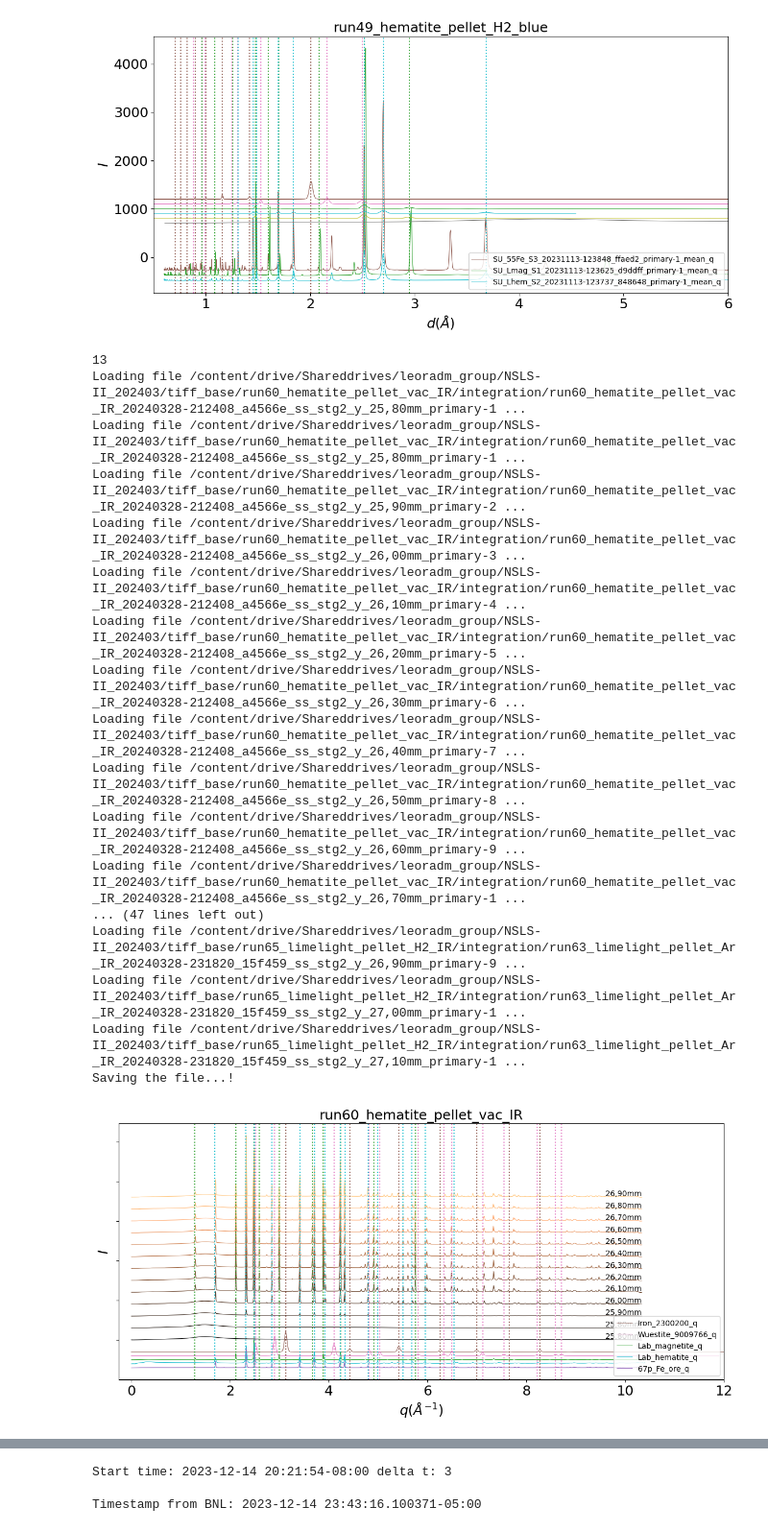
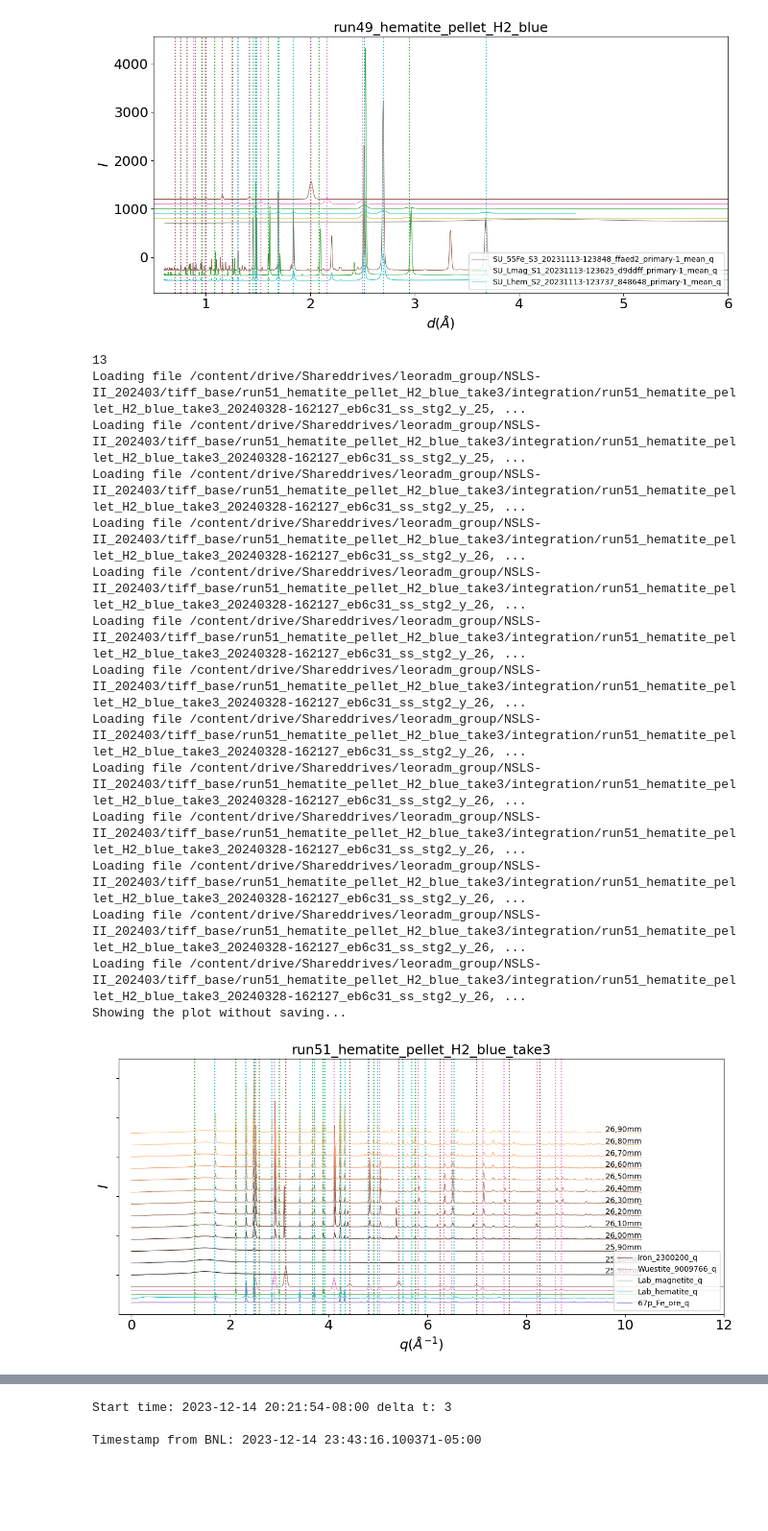
Before and after one commit to lmoghimi/personal-processing, a Jupyter notebook: xrd_analysis_Lauren.ipynb, the cells around one changed output, grey strips where cells are left out. Shown at 96% size. Drawn from its saved outputs; the diff is of its cells as text; code cells hidden in the pictures; blank space fills up the shorter version.

```diff
--- a/xrd_analysis_Lauren.ipynb
+++ b/xrd_analysis_Lauren.ipynb
@@ -291,8 +291,8 @@ plt.show()
 #create waterfall plot for depth scan series
 
 #for run in ['run49','run50','run51', 'run52', 'run53', 'run54', 'run55', 'run56', 'run57', 'run58', 'run59']:
-for run in ['run60','run61', 'run62', 'run63', 'run64', 'run65']:
-#for run in ['run51']:
+#for run in ['run60','run61', 'run62', 'run63', 'run64', 'run65']:
+for run in ['run51']:
 
     ###################### parsing the filename
     tiffdir = os.path.join(userdir, 'tiff_base')
@@ -390,47 +390,45 @@ for run in ['run60','run61', 'run62', 'run63', 'run64', 'run65']:
 ################# plot vertical lines for the reference phase peaks
 
     #define the lines you want to plot for each phase
     for i_vert_line in ref_q_fe: #plot the vertical lines
     #for i_vert_line in ref_tth_fe:
         plt.axvline(x=i_vert_line, linestyle='dotted', color=lincol_fe)
 
     for i_vert_line in ref_q_w:
         plt.axvline(x=i_vert_line, linestyle='dotted', color=lincol_w)
 
     for i_vert_line in ref_q_m:
             plt.axvline(x=i_vert_line, linestyle='dotted', color=lincol_m)
 
     for i_vert_line in ref_q_h:
             plt.axvline(x=i_vert_line, linestyle='dotted', color=lincol_h)
 
  ##########
     if response == "y":
       print("Saving the file...!")
       fname_typ = 'ds_'+ xrd_type + '_' + expname + '.png' #ds = depth scan
       save_loc = os.path.join(userdir, 'userAnalysis' + '/' + 'depthScanPlots'+ '/')
       if not os.path.isdir(save_loc):
           os.makedirs(save_loc)
       plt.savefig(save_loc + fname_typ)
     elif response == "n":
       print("Showing the plot without saving...")
       plt.show()
     else: print("Please enter yes or no.")
 # %% [output]
 13
-Loading file /content/drive/Shareddrives/leoradm_group/NSLS-II_202403/tiff_base/run60_hematite_pellet_vac_IR/integration/run60_hematite_pellet_vac_IR_20240328-212408_a4566e_ss_stg2_y_25,80mm_primary-1 ...
-Loading file /content/drive/Shareddrives/leoradm_group/NSLS-II_202403/tiff_base/run60_hematite_pellet_vac_IR/integration/run60_hematite_pellet_vac_IR_20240328-212408_a4566e_ss_stg2_y_25,80mm_primary-1 ...
-Loading file /content/drive/Shareddrives/leoradm_group/NSLS-II_202403/tiff_base/run60_hematite_pellet_vac_IR/integration/run60_hematite_pellet_vac_IR_20240328-212408_a4566e_ss_stg2_y_25,90mm_primary-2 ...
-Loading file /content/drive/Shareddrives/leoradm_group/NSLS-II_202403/tiff_base/run60_hematite_pellet_vac_IR/integration/run60_hematite_pellet_vac_IR_20240328-212408_a4566e_ss_stg2_y_26,00mm_primary-3 ...
-Loading file /content/drive/Shareddrives/leoradm_group/NSLS-II_202403/tiff_base/run60_hematite_pellet_vac_IR/integration/run60_hematite_pellet_vac_IR_20240328-212408_a4566e_ss_stg2_y_26,10mm_primary-4 ...
-Loading file /content/drive/Shareddrives/leoradm_group/NSLS-II_202403/tiff_base/run60_hematite_pellet_vac_IR/integration/run60_hematite_pellet_vac_IR_20240328-212408_a4566e_ss_stg2_y_26,20mm_primary-5 ...
-Loading file /content/drive/Shareddrives/leoradm_group/NSLS-II_202403/tiff_base/run60_hematite_pellet_vac_IR/integration/run60_hematite_pellet_vac_IR_20240328-212408_a4566e_ss_stg2_y_26,30mm_primary-6 ...
-Loading file /content/drive/Shareddrives/leoradm_group/NSLS-II_202403/tiff_base/run60_hematite_pellet_vac_IR/integration/run60_hematite_pellet_vac_IR_20240328-212408_a4566e_ss_stg2_y_26,40mm_primary-7 ...
-Loading file /content/drive/Shareddrives/leoradm_group/NSLS-II_202403/tiff_base/run60_hematite_pellet_vac_IR/integration/run60_hematite_pellet_vac_IR_20240328-212408_a4566e_ss_stg2_y_26,50mm_primary-8 ...
-Loading file /content/drive/Shareddrives/leoradm_group/NSLS-II_202403/tiff_base/run60_hematite_pellet_vac_IR/integration/run60_hematite_pellet_vac_IR_20240328-212408_a4566e_ss_stg2_y_26,60mm_primary-9 ...
-Loading file /content/drive/Shareddrives/leoradm_group/NSLS-II_202403/tiff_base/run60_hematite_pellet_vac_IR/integration/run60_hematite_pellet_vac_IR_20240328-212408_a4566e_ss_stg2_y_26,70mm_primary-1 ...
-... (47 lines left out)
-Loading file /content/drive/Shareddrives/leoradm_group/NSLS-II_202403/tiff_base/run65_limelight_pellet_H2_IR/integration/run63_limelight_pellet_Ar_IR_20240328-231820_15f459_ss_stg2_y_26,90mm_primary-9 ...
-Loading file /content/drive/Shareddrives/leoradm_group/NSLS-II_202403/tiff_base/run65_limelight_pellet_H2_IR/integration/run63_limelight_pellet_Ar_IR_20240328-231820_15f459_ss_stg2_y_27,00mm_primary-1 ...
-Loading file /content/drive/Shareddrives/leoradm_group/NSLS-II_202403/tiff_base/run65_limelight_pellet_H2_IR/integration/run63_limelight_pellet_Ar_IR_20240328-231820_15f459_ss_stg2_y_27,10mm_primary-1 ...
-Saving the file...!
+Loading file /content/drive/Shareddrives/leoradm_group/NSLS-II_202403/tiff_base/run51_hematite_pellet_H2_blue_take3/integration/run51_hematite_pellet_H2_blue_take3_20240328-162127_eb6c31_ss_stg2_y_25, ...
+Loading file /content/drive/Shareddrives/leoradm_group/NSLS-II_202403/tiff_base/run51_hematite_pellet_H2_blue_take3/integration/run51_hematite_pellet_H2_blue_take3_20240328-162127_eb6c31_ss_stg2_y_25, ...
+Loading file /content/drive/Shareddrives/leoradm_group/NSLS-II_202403/tiff_base/run51_hematite_pellet_H2_blue_take3/integration/run51_hematite_pellet_H2_blue_take3_20240328-162127_eb6c31_ss_stg2_y_25, ...
+Loading file /content/drive/Shareddrives/leoradm_group/NSLS-II_202403/tiff_base/run51_hematite_pellet_H2_blue_take3/integration/run51_hematite_pellet_H2_blue_take3_20240328-162127_eb6c31_ss_stg2_y_26, ...
+Loading file /content/drive/Shareddrives/leoradm_group/NSLS-II_202403/tiff_base/run51_hematite_pellet_H2_blue_take3/integration/run51_hematite_pellet_H2_blue_take3_20240328-162127_eb6c31_ss_stg2_y_26, ...
+Loading file /content/drive/Shareddrives/leoradm_group/NSLS-II_202403/tiff_base/run51_hematite_pellet_H2_blue_take3/integration/run51_hematite_pellet_H2_blue_take3_20240328-162127_eb6c31_ss_stg2_y_26, ...
+Loading file /content/drive/Shareddrives/leoradm_group/NSLS-II_202403/tiff_base/run51_hematite_pellet_H2_blue_take3/integration/run51_hematite_pellet_H2_blue_take3_20240328-162127_eb6c31_ss_stg2_y_26, ...
+Loading file /content/drive/Shareddrives/leoradm_group/NSLS-II_202403/tiff_base/run51_hematite_pellet_H2_blue_take3/integration/run51_hematite_pellet_H2_blue_take3_20240328-162127_eb6c31_ss_stg2_y_26, ...
+Loading file /content/drive/Shareddrives/leoradm_group/NSLS-II_202403/tiff_base/run51_hematite_pellet_H2_blue_take3/integration/run51_hematite_pellet_H2_blue_take3_20240328-162127_eb6c31_ss_stg2_y_26, ...
+Loading file /content/drive/Shareddrives/leoradm_group/NSLS-II_202403/tiff_base/run51_hematite_pellet_H2_blue_take3/integration/run51_hematite_pellet_H2_blue_take3_20240328-162127_eb6c31_ss_stg2_y_26, ...
+Loading file /content/drive/Shareddrives/leoradm_group/NSLS-II_202403/tiff_base/run51_hematite_pellet_H2_blue_take3/integration/run51_hematite_pellet_H2_blue_take3_20240328-162127_eb6c31_ss_stg2_y_26, ...
+Loading file /content/drive/Shareddrives/leoradm_group/NSLS-II_202403/tiff_base/run51_hematite_pellet_H2_blue_take3/integration/run51_hematite_pellet_H2_blue_take3_20240328-162127_eb6c31_ss_stg2_y_26, ...
+Loading file /content/drive/Shareddrives/leoradm_group/NSLS-II_202403/tiff_base/run51_hematite_pellet_H2_blue_take3/integration/run51_hematite_pellet_H2_blue_take3_20240328-162127_eb6c31_ss_stg2_y_26, ...
+Showing the plot without saving...
-[figure, old version]
+[figure, new version]
```
Also changed, not shown: parts of 3 cells of this notebook.
